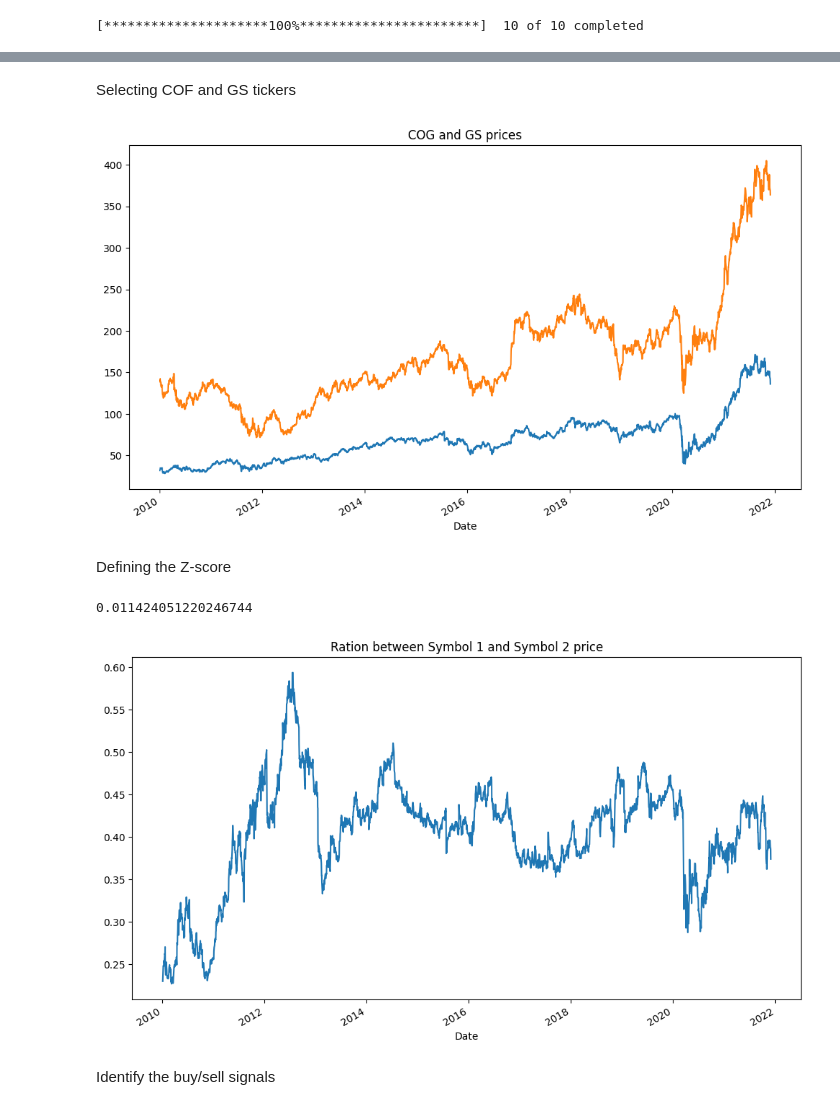
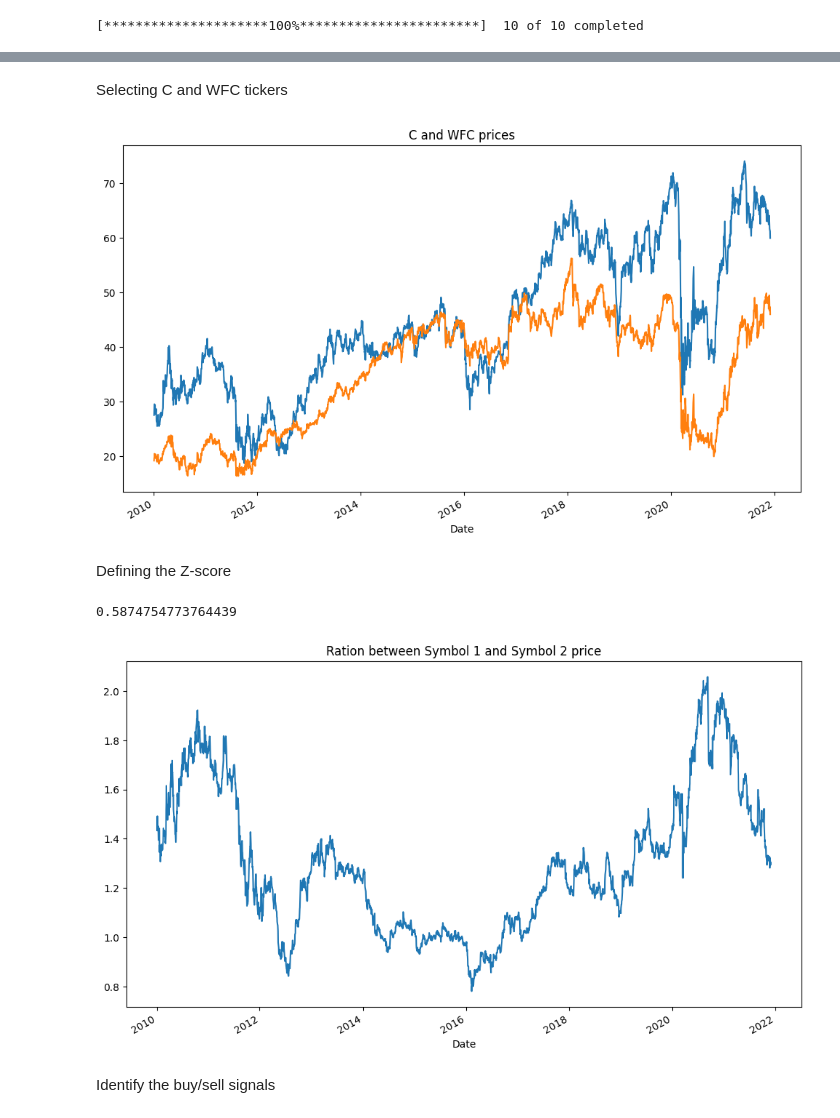
Before and after one commit to GurashishJuneja/MMAI831-Finance, a Jupyter notebook: Finance_Assignment_3_Team_Broadview.ipynb, the cells around one changed output, grey strips where cells are left out. Drawn from its saved outputs; the diff is of its cells as text; code cells hidden in the pictures.

```diff
--- a/Finance_Assignment_3_Team_Broadview.ipynb
+++ b/Finance_Assignment_3_Team_Broadview.ipynb
@@ -135,23 +134,23 @@ print("Pair with highest cointegration:", highest_correlation_pair)
 Pair with highest cointegration: ('COF', 'GS')
 # %% [markdown]
-Selecting COF and GS tickers
+Selecting C and WFC tickers
 # %%
-symbol1_prices = data["COF"]
-symbol2_prices = data["GS"]
+symbol1_prices = data["C"]
+symbol2_prices = data["WFC"]
 
-plt.title("COG and GS prices")
+plt.title("C and WFC prices")
 
 symbol1_prices.plot(figsize=(12,7))
 
 symbol2_prices.plot()
 
 plt.legend
 
-plt.savefig("COF + GS.jpg")
+plt.savefig("C + WFC.jpg")
 
 plt.show()
 # %% [output]
-[figure, old version]
+[figure, new version]
 # %% [markdown]
 Defining the Z-score
 # %%
@@ -170,8 +169,8 @@ ratios.plot(figsize =(12,7))
 
 plt.show()
 # %% [output]
-0.011424051220246744
+0.5874754773764439
-[figure, old version]
+[figure, new version]
 # %%
 z_scores = zscore(ratios)
 # %%
```
Also changed, not shown: parts of 17 cells of this notebook.
